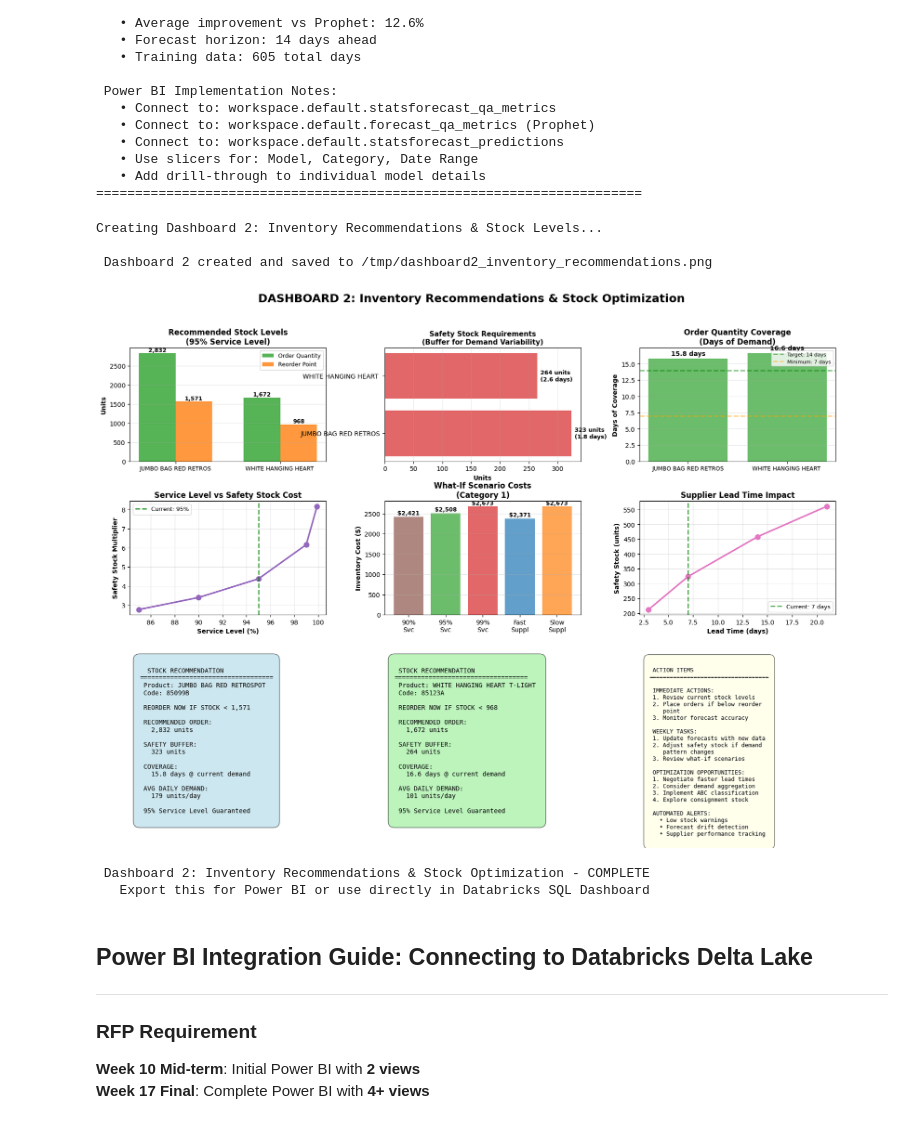
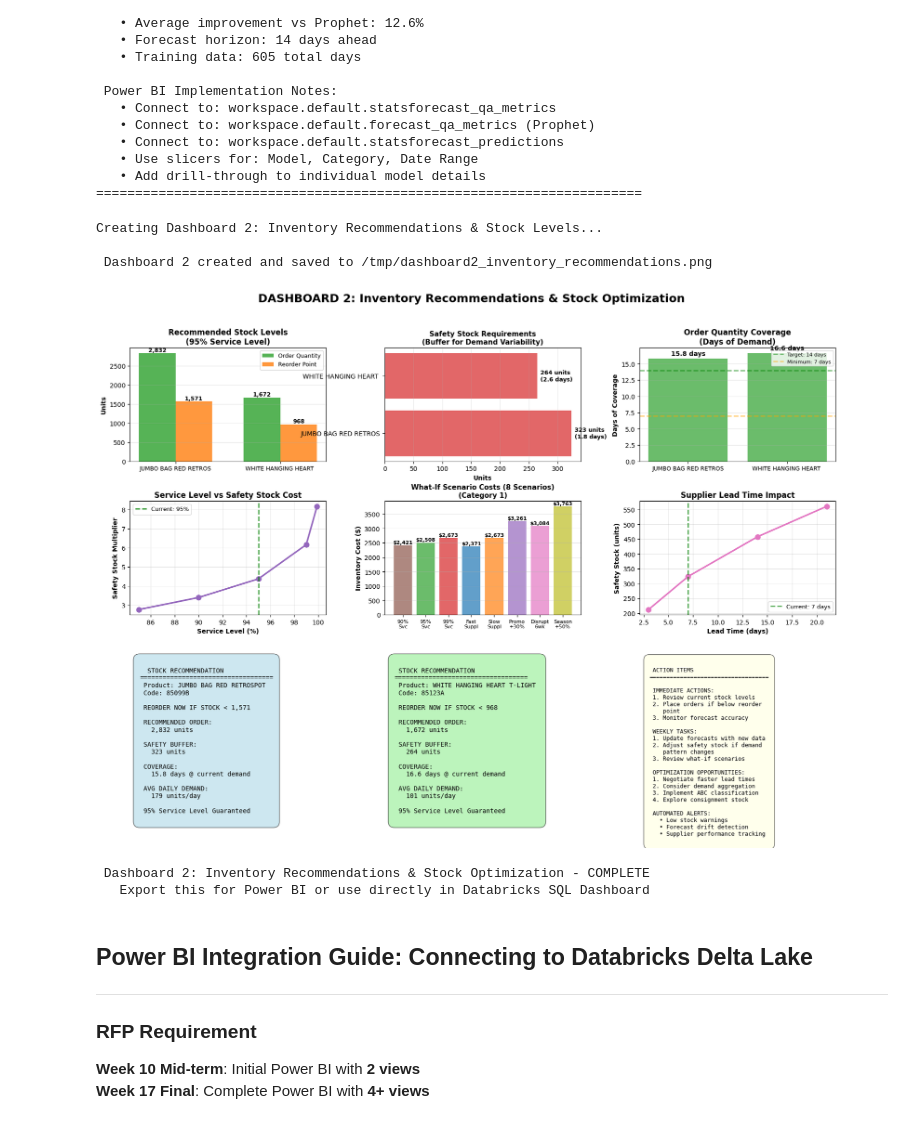
Before and after one commit to PDev-star/retail-forecasting-pipeline, a Jupyter notebook: snapshots/Retail Forecasting Pipeline Complete (Fix MLflow duplication + improve model tracking).ipynb, the cells around one changed output. Saved outputs shown, nothing was run; the diff lists cells and outputs as text; code cells hidden in the pictures.

Commit message:
Fix: Update AI scenarios in notebook processing

```diff
--- a/snapshots/Retail Forecasting Pipeline Complete (Fix MLflow duplication + improve model tracking).ipynb
+++ b/snapshots/Retail Forecasting Pipeline Complete (Fix MLflow duplication + improve model tracking).ipynb
@@ -5520,19 +5588,30 @@ ax4.set_title('Service Level vs Safety Stock Cost', fontweight='bold', fontsize=
 ax4.grid(True, alpha=0.3)
 ax4.legend(fontsize=9)
 
-# 5. Scenario Comparison (Middle Middle)
+# 5. Scenario Comparison (Middle Middle) - UPDATED FOR 8 SCENARIOS
 ax5 = fig.add_subplot(gs[1, 1])
-scenario_names_short = ['90%\nSvc', '95%\nSvc', '99%\nSvc', 'Fast\nSuppl', 'Slow\nSuppl']
+
+# Dynamic scenario names (now handles 8 scenarios)
+scenario_names_short = [
+    '90%\nSvc', '95%\nSvc', '99%\nSvc',
+    'Fast\nSuppl', 'Slow\nSuppl',
+    'Promo\n+30%', 'Disrupt\n6wk', 'Season\n+50%'
+]
 scenario_costs = [s['Total_Inventory_Cost'] for s in scenario_results]
 
-colors_scenario = ['#8c564b', '#2ca02c', '#d62728', '#1f77b4', '#ff7f0e']
+# Expanded color palette for 8 scenarios
+colors_scenario = [
+    '#8c564b', '#2ca02c', '#d62728', '#1f77b4', '#ff7f0e',  # Original 5
+    '#9467bd', '#e377c2', '#bcbd22'  # New 3 for business scenarios
+]
 ax5.bar(scenario_names_short, scenario_costs, color=colors_scenario, alpha=0.7)
 ax5.set_ylabel('Inventory Cost ($)', fontweight='bold')
-ax5.set_title('What-If Scenario Costs\n(Category 1)', fontweight='bold', fontsize=12)
+ax5.set_title('What-If Scenario Costs (8 Scenarios)\n(Category 1)', fontweight='bold', fontsize=11)
 ax5.grid(axis='y', alpha=0.3)
+ax5.tick_params(axis='x', labelsize=8)
 
 for i, v in enumerate(scenario_costs):
-    ax5.text(i, v + 50, f'${v:,}', ha='center', fontweight='bold', fontsize=9)
+    ax5.text(i, v + 50, f'${v:,}', ha='center', fontweight='bold', fontsize=8, rotation=0)
 
 # 6. Lead Time Impact (Middle Right)
 ax6 = fig.add_subplot(gs[1, 2])
@@ -5632,34 +5711,34 @@ action_items = f"""
  2. Adjust safety stock if demand
     pattern changes
  3. Review what-if scenarios
 
  OPTIMIZATION OPPORTUNITIES:
  1. Negotiate faster lead times
  2. Consider demand aggregation
  3. Implement ABC classification
  4. Explore consignment stock
 
  AUTOMATED ALERTS:
    • Low stock warnings
    • Forecast drift detection
    • Supplier performance tracking
 """
 
 ax9.text(0.05, 0.95, action_items, transform=ax9.transAxes,
          fontsize=9, verticalalignment='top', family='monospace',
          bbox=dict(boxstyle='round', facecolor='lightyellow', alpha=0.6, pad=1))
 
 plt.savefig('/tmp/dashboard2_inventory_recommendations.png', dpi=150, bbox_inches='tight')
 print(" Dashboard 2 created and saved to /tmp/dashboard2_inventory_recommendations.png")
 plt.show()
 
 print("\n Dashboard 2: Inventory Recommendations & Stock Optimization - COMPLETE")
 print("   Export this for Power BI or use directly in Databricks SQL Dashboard")
 # %% [output]
 Creating Dashboard 2: Inventory Recommendations & Stock Levels...
 
  Dashboard 2 created and saved to /tmp/dashboard2_inventory_recommendations.png
-[figure, old version]
+[figure, new version]
  Dashboard 2: Inventory Recommendations & Stock Optimization - COMPLETE
    Export this for Power BI or use directly in Databricks SQL Dashboard
 # %% [markdown]
```
Also changed, not shown: parts of 28 cells of this notebook.
